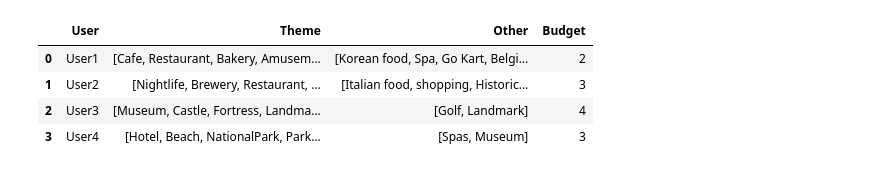
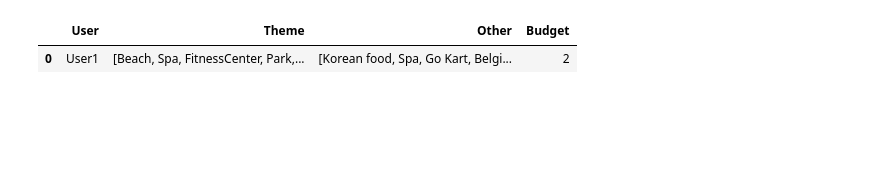
Before and after one commit to headStarter-Travel-app/ProxiLinkBackend, a Jupyter notebook: modelMain.ipynb, the cells around one changed output. Saved outputs shown, nothing was run; the diff lists cells and outputs as text; code cells hidden in the pictures; blank space fills up the shorter version.

```diff
--- a/modelMain.ipynb
+++ b/modelMain.ipynb
@@ -994,40 +834,20 @@ food_and_drink = [
 # %%
 user_profile = [
     {
         "User": "User1",
-        "Theme": romantic_date,
+        "Theme": relaxation_and_wellness,
         "Other": ["Korean food", "Spa", "Go Kart", "Belgian food"],
         "Budget": 2
     },
-    {
-        "User": "User2",
-        "Theme": night_out,
-        "Other": ["Italian food", "shopping", "Historical Sites"],
-        "Budget": 3
-    },
-    {
-        "User": "User3",
-        "Theme": historical_and_cultural_exploration,
-        "Other": ["Golf", "Landmark"],
-        "Budget": 4
-    },
-    {
-        "User": "User4",
-        "Theme": Vacation,
-        "Other": ["Spas", "Museum"],
-        "Budget": 3
-    }
+
 ]
 
 df_user_profile = pd.DataFrame(user_profile)
 
 df_user_profile
 # %% [output]
 |  | User | Theme | Other | Budget |
-| 0 | User1 | [Cafe, Restaurant, Bakery, Amusem... | [Korean food, Spa, Go Kart, Belgi... | 2 |
-| 1 | User2 | [Nightlife, Brewery, Restaurant, ... | [Italian food, shopping, Historic... | 3 |
-| 2 | User3 | [Museum, Castle, Fortress, Landma... | [Golf, Landmark] | 4 |
-| 3 | User4 | [Hotel, Beach, NationalPark, Park... | [Spas, Museum] | 3 |
+| 0 | User1 | [Beach, Spa, FitnessCenter, Park,... | [Korean food, Spa, Go Kart, Belgi... | 2 |
 # %%
 places_df['combined_category'] = places_df.apply(lambda row: [row['category'], row['category2']], axis=1)
 df_user_profile['combined_preferences'] = df_user_profile.apply(lambda row: row['Theme'] + row['Other'], axis=1)
```
Also changed, not shown: parts of 9 cells of this notebook, 2 other files.
